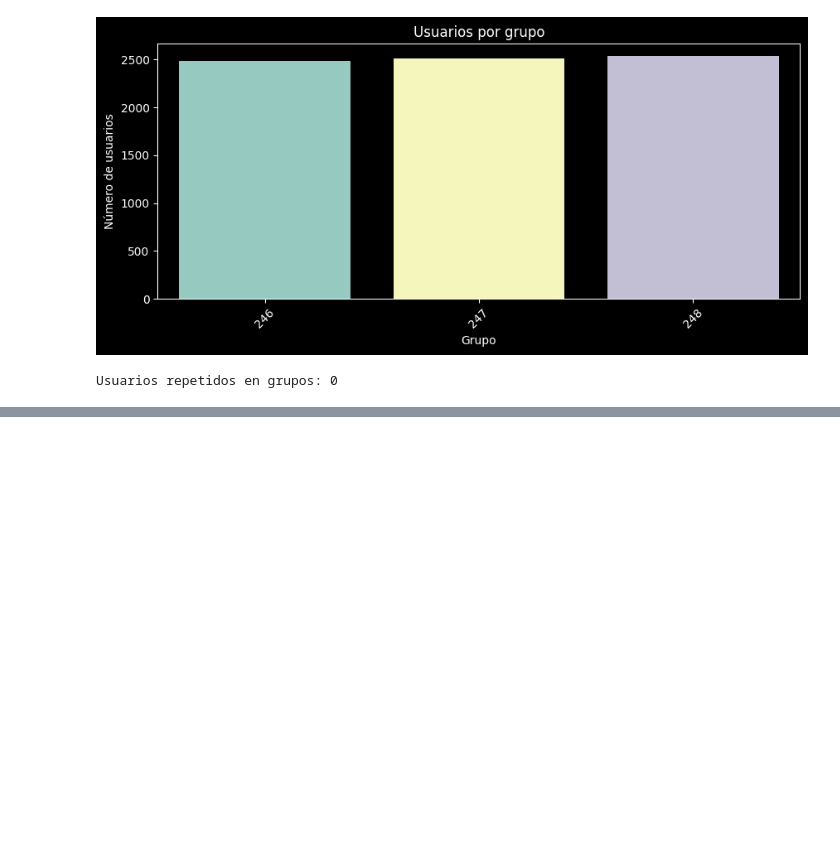
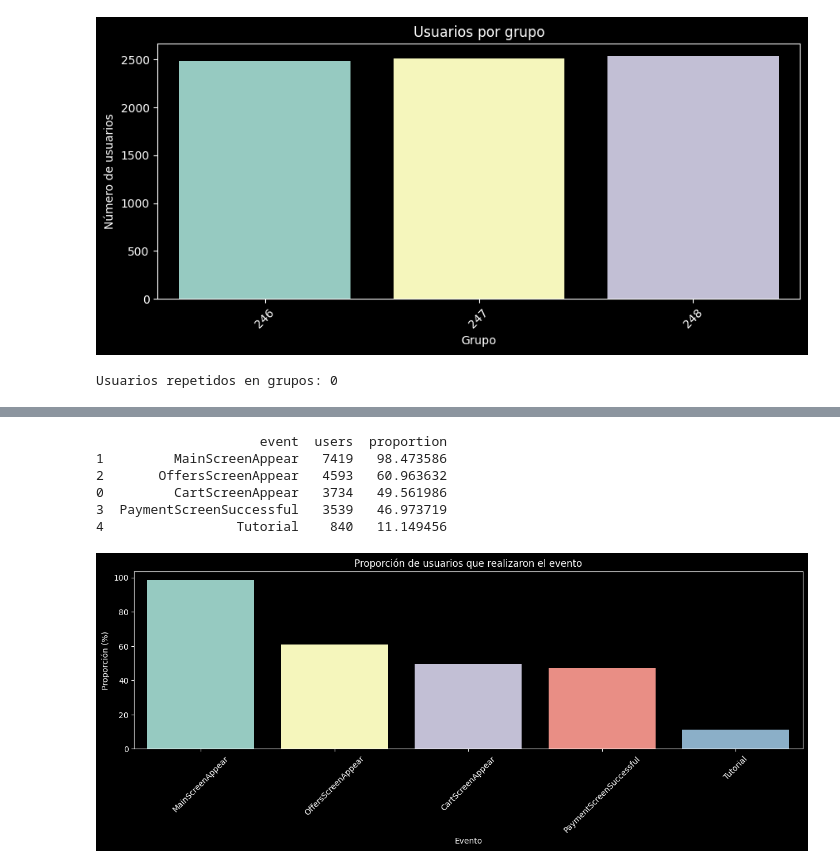
Before and after one commit to XivxnX/analisis_food-store, a Jupyter notebook: analisis_food-store.ipynb, the cells around one changed output, grey strips where cells are left out. Cells and saved outputs as stored; diff of their text form; code cells hidden in the pictures; blank space fills up the shorter version.

```diff
--- a/analisis_food-store.ipynb
+++ b/analisis_food-store.ipynb
@@ -212,0 +220,10 @@ Finalmente, se puede apreciar que los 3 grupos experimentales se encuentran prá
+# %%
+# número de usuarios por evento
+funnel = (
+    experiment_period.groupby('event_name', as_index=False)
+    ['uid'].nunique()
+    .sort_values(by='uid', ascending=False)
+)
+funnel.columns = ['event', 'users']
+
+funnel
@@ -212,0 +237,24 @@ Finalmente, se puede apreciar que los 3 grupos experimentales se encuentran prá
+# %%
+# proporción de usuarios que realizaron al menos una vez el evento
+funnel['proportion'] = (funnel['users'] / (experiment_period['uid'].nunique())) * 100
+print(funnel)
+
+plt.figure(figsize=(15,4))
+sns.barplot(funnel,
+            x='event',
+            y='proportion',
+            hue='event'
+)
+plt.title('Proporción de usuarios que realizaron el evento')
+plt.xlabel('Evento')
+plt.ylabel('Proporción (%)')
+plt.xticks(rotation=45)
+plt.show()
+# %% [output]
+                     event  users  proportion
+1         MainScreenAppear   7419   98.473586
+2       OffersScreenAppear   4593   60.963632
+0         CartScreenAppear   3734   49.561986
+3  PaymentScreenSuccessful   3539   46.973719
+4                 Tutorial    840   11.149456
+[figure, added]
```
Also changed, not shown: parts of 10 cells of this notebook.
